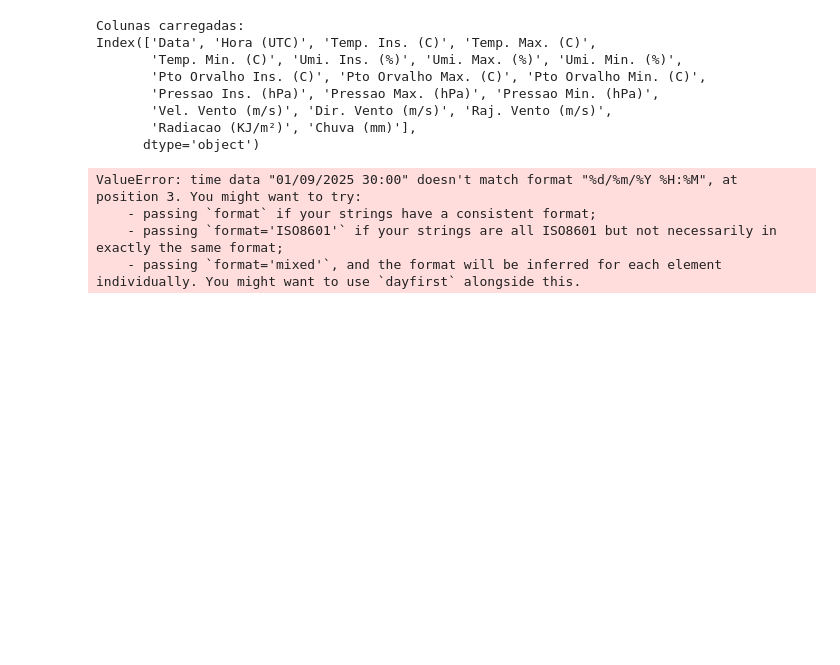
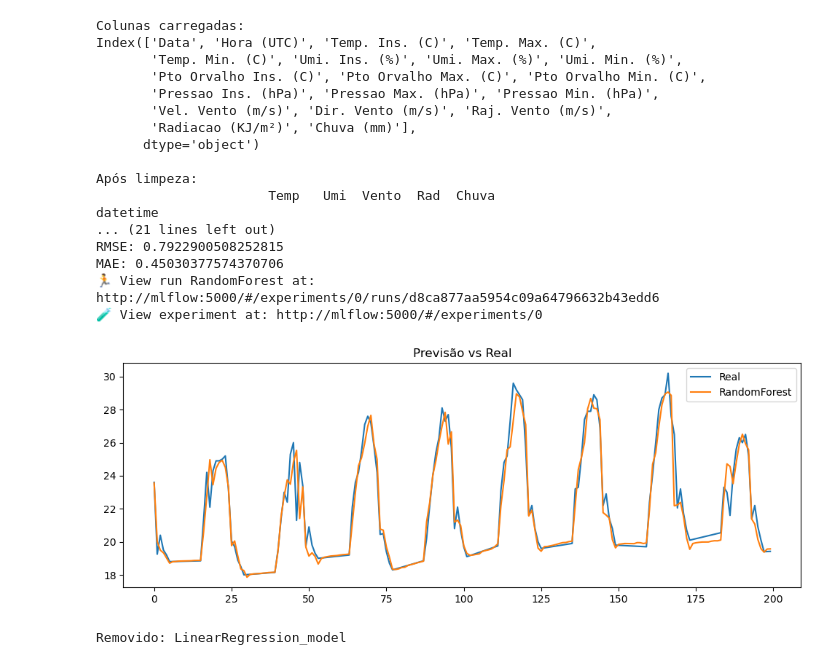
Before and after one commit to Manuelaamorim/previsao_temperatura, a Jupyter notebook: notebooks/02_modelagem.ipynb, the cells around one changed output. Saved outputs shown, nothing was run; the diff lists cells and outputs as text; code cells hidden in the pictures; blank space fills up the shorter version.

Commit message:
modelagem preditiva e e valida métricas no MLflow

```diff
--- a/notebooks/02_modelagem.ipynb
+++ b/notebooks/02_modelagem.ipynb
@@ -64,24 +64,19 @@ def fix_hour(h):
         return None  # vira NaN e será ignorado
 
 df_raw["HoraCorrigida"] = df_raw["Hora (UTC)"].apply(fix_hour)
+
 # Remover horas inválidas (fora do intervalo 0–23)
 df_raw = df_raw[(df_raw["HoraCorrigida"] >= 0) & (df_raw["HoraCorrigida"] <= 23)]
 
 # ==============================================================
 # 3) CRIAÇÃO DA COLUNA DATETIME
 # ==============================================================
-df_raw["Hora (UTC)"] = df_raw["Hora (UTC)"].astype(int)
-
 df_raw["datetime"] = pd.to_datetime(
     df_raw["Data"] + " " + df_raw["HoraCorrigida"].astype(str).str.zfill(2) + ":00",
     dayfirst=True
 )
 
-
-
 df_raw = df_raw.set_index("datetime")
-
-
 
 # ==============================================================
 # 4) SELECIONAR SOMENTE O NECESSÁRIO
@@ -159,50 +154,76 @@ def treinar_modelo(nome, modelo):
 
     with mlflow.start_run(run_name=nome):
 
+        # Treinar
         modelo.fit(X_train, y_train)
         pred = modelo.predict(X_test)
 
+        # Métricas
         rmse = mean_squared_error(y_test, pred, squared=False)
         mae = mean_absolute_error(y_test, pred)
 
         mlflow.log_metric("rmse", rmse)
         mlflow.log_metric("mae", mae)
-        mlflow.sklearn.log_model(modelo, nome)
+
+        # ================================
+        # SALVAR MODELO LOCAL + ENVIAR PARA O MLflow COMO ARTEFATO
+        # ================================
+        path = f"{nome}_model"
+        mlflow.sklearn.save_model(modelo, path)   # salva localmente
+        mlflow.log_artifacts(path, artifact_path=nome)  # envia ao MLflow
+        # ================================
 
         print(f"\n===== {nome} =====")
         print("RMSE:", rmse)
         print("MAE:", mae)
 
         return pred
+
 
 # ==============================================================
 # 10) RODAR MODELOS
 # ==============================================================
 pred_lr = treinar_modelo("LinearRegression", LinearRegression())
 pred_rf = treinar_modelo("RandomForest", RandomForestRegressor(
     n_estimators=200,
     random_state=42
 ))
 
 # ==============================================================
 # 11) PLOT COMPARAÇÃO VISUAL
 # ==============================================================
 plt.figure(figsize=(12,4))
 plt.plot(y_test.values[:200], label="Real")
 plt.plot(pred_rf[:200], label="RandomForest")
 plt.legend()
 plt.title("Previsão vs Real")
 plt.show()
 # %% [output]
 Colunas carregadas:
 Index(['Data', 'Hora (UTC)', 'Temp. Ins. (C)', 'Temp. Max. (C)',
        'Temp. Min. (C)', 'Umi. Ins. (%)', 'Umi. Max. (%)', 'Umi. Min. (%)',
        'Pto Orvalho Ins. (C)', 'Pto Orvalho Max. (C)', 'Pto Orvalho Min. (C)',
        'Pressao Ins. (hPa)', 'Pressao Max. (hPa)', 'Pressao Min. (hPa)',
        'Vel. Vento (m/s)', 'Dir. Vento (m/s)', 'Raj. Vento (m/s)',
        'Radiacao (KJ/m²)', 'Chuva (mm)'],
       dtype='object')
+
+Após limpeza:
+                      Temp   Umi  Vento  Rad  Chuva
+datetime
+... (21 lines left out)
+RMSE: 0.7922900508252815
+MAE: 0.45030377574370706
+🏃 View run RandomForest at: http://mlflow:5000/#/experiments/0/runs/d8ca877aa5954c09a64796632b43edd6
+🧪 View experiment at: http://mlflow:5000/#/experiments/0
-ValueError: time data "01/09/2025 30:00" doesn't match format "%d/%m/%Y %H:%M", at position 3. You might want to try:
-    - passing `format` if your strings have a consistent format;
-    - passing `format='ISO8601'` if your strings are all ISO8601 but not necessarily in exactly the same format;
-    - passing `format='mixed'`, and the format will be inferred for each element individually. You might want to use `dayfirst` alongside this.
+[figure, added]
+# %%
+import shutil
+import os
+
+for pasta in ["LinearRegression_model", "RandomForest_model"]:
+    if os.path.exists(pasta):
+        shutil.rmtree(pasta)
+        print(f"Removido: {pasta}")
+# %% [output]
+Removido: LinearRegression_model
```
Also changed, not shown: 10 other files.
